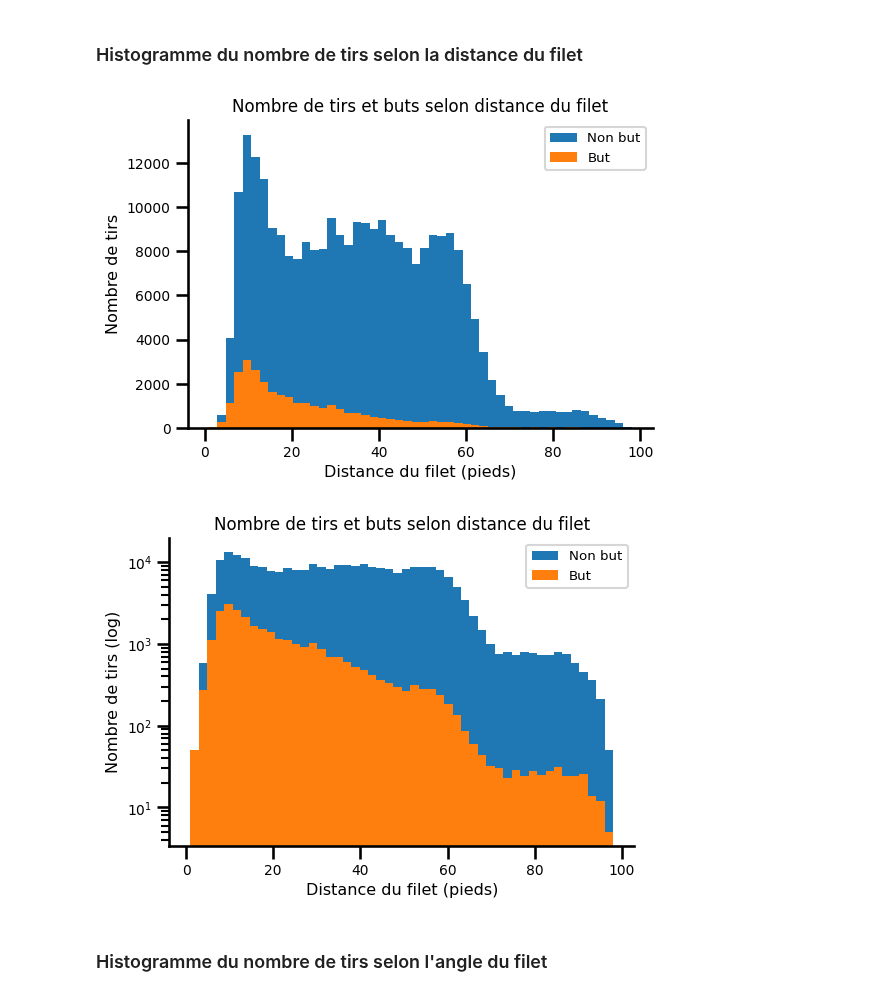
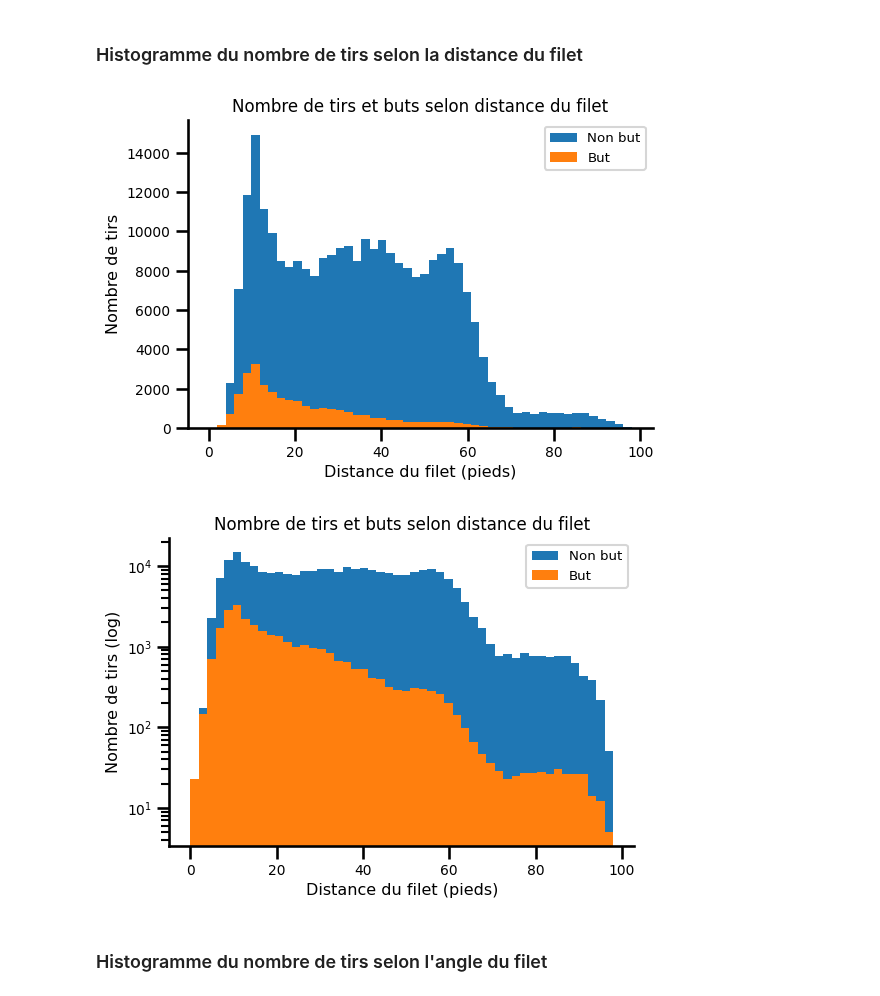
Before and after one commit to mathieupelo/ift6758-A08, a Jupyter notebook: notebooks/visualisation.ipynb, the cells around one changed output. Saved outputs shown, nothing was run; the diff lists cells and outputs as text; code cells hidden in the pictures.

```diff
--- a/notebooks/visualisation.ipynb
+++ b/notebooks/visualisation.ipynb
@@ -93,13 +93,13 @@ data2 = pd.read_csv("../data/derivatives/features_train1.csv")
 # %% [markdown]
 ### Histogramme du nombre de tirs selon la distance du filet
 # %%
-visualisation.hist_shots_goals_feature(data2, 'distance_goal', None, True)
+visualisation.hist_shots_goals_feature(data2, 'shot_distance', None, True)
 # %% [output]
-[figure, old version]
+[figure, new version]
 # %%
-visualisation.hist_shots_goals_feature(data2, 'distance_goal', 'log', True)
+visualisation.hist_shots_goals_feature(data2, 'shot_distance', 'log', True)
 # %% [output]
-[figure, old version]
+[figure, new version]
 # %% [markdown]
 ### Histogramme du nombre de tirs selon l'angle du filet
 # %%
```
Also changed, not shown: parts of 7 cells of this notebook.
